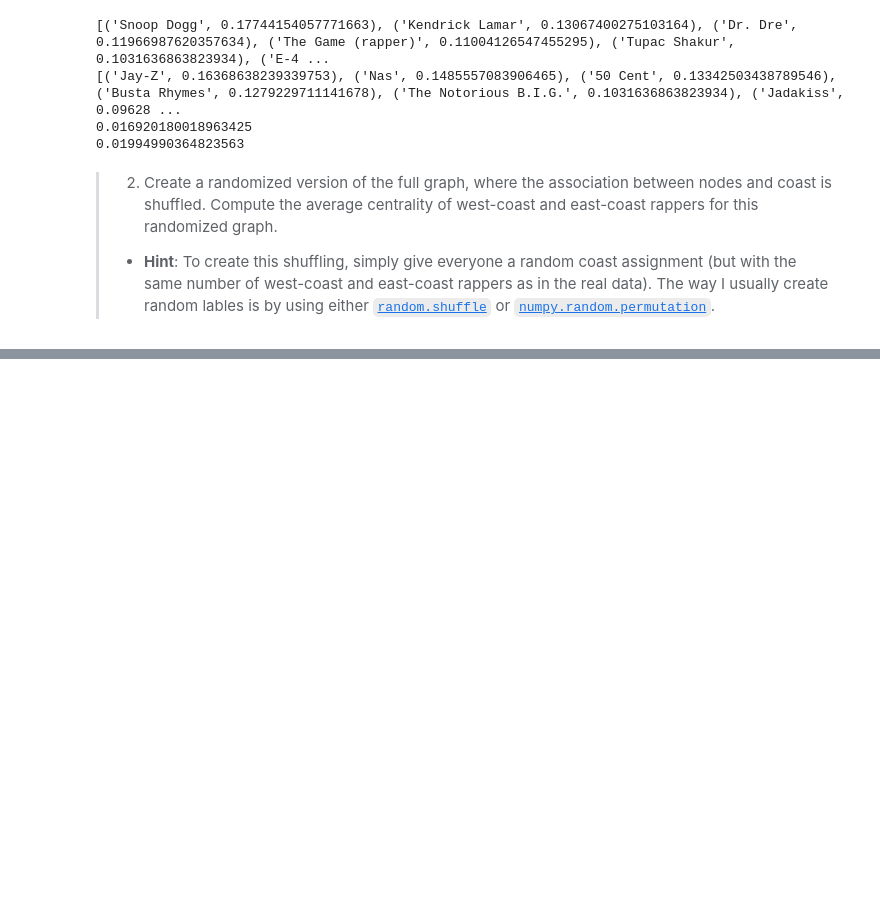
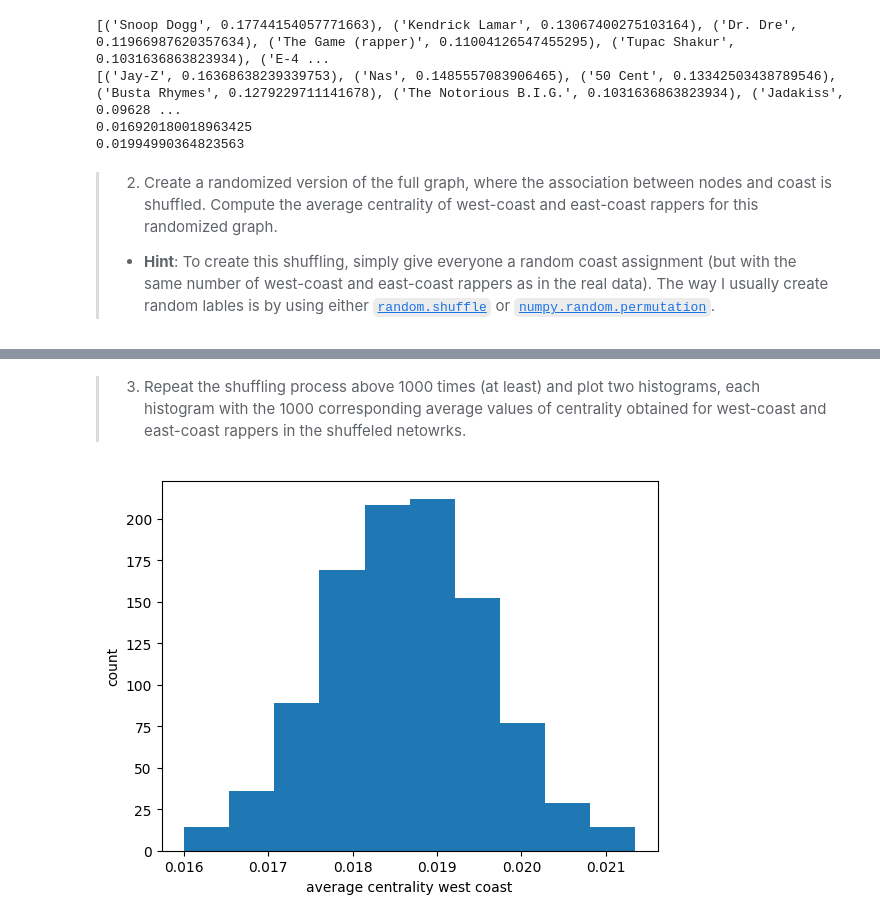
Before and after one commit to AnneKDesler/socialgraphs2023, a Jupyter notebook: Week05/Week5.ipynb, the cells around one changed output, grey strips where cells are left out. Drawn from its saved outputs; the diff is of its cells as text; code cells hidden in the pictures; blank space fills up the shorter version.

```diff
--- a/Week05/Week5.ipynb
+++ b/Week05/Week5.ipynb
@@ -774,3 +774,9 @@ print(avg_central_east)
 # %% [markdown]
 >2. Create a randomized version of the full graph, where the association between nodes and coast is shuffled. Compute the average centrality of west-coast and east-coast rappers for this randomized graph.
 >   * **Hint**: To create this shuffling, simply give everyone a random coast assignment (but with the same number of west-coast and east-coast rappers as in the real data). The way I usually create random lables is by using either [`random.shuffle`](https://docs.python.org/3/library/random.html#random.shuffle) or [`numpy.random.permutation`](https://docs.scipy.org/doc/numpy/reference/generated/numpy.random.permutation.html).
+# %%
+coasts = [un_di_G.nodes[node]['coast'] for node in un_di_G]
+G_shuffel = un_di_G.copy()
+np.random.shuffle(coasts)
+for i, node in enumerate(un_di_G.nodes()):
+    G_shuffel.nodes[node]['coast'] = coasts[i]
@@ -776,0 +827,42 @@ print(avg_central_east)
+# %% [markdown]
+>3. Repeat the shuffling process above 1000 times (at least) and plot two histograms, each histogram with the 1000 corresponding average values of centrality obtained for west-coast and east-coast rappers in the shuffeled netowrks.
+# %%
+avg_central_west = []
+avg_central_east = []
+
+for i in range(1000):
+    G_shuffel = un_di_G.copy()
+    np.random.shuffle(coasts)
+    for i, node in enumerate(un_di_G.nodes()):
+        G_shuffel.nodes[node]['coast'] = coasts[i]
+    G_west_shuffel = nx.DiGraph()
+    for node in G_shuffel.nodes():
+        if G_shuffel.nodes[node]['coast'] == 'West':
+            G_west_shuffel.add_node(node, coast='West', content_lenght=G_shuffel.nodes[node]['content_lenght'])
+
+    for edge in G_shuffel.edges():
+        if G_shuffel.nodes[edge[0]]['coast'] == 'West' and G_shuffel.nodes[edge[1]]['coast'] == 'West':
+            G_west_shuffel.add_edge(edge[0], edge[1])
+
+
+    #make graph with only east coast rappers from G_giant
+    G_east_shuffel = nx.DiGraph()
+    for node in G_shuffel.nodes():
+        if G_shuffel.nodes[node]['coast'] == 'East':
+            G_east_shuffel.add_node(node, coast='East', content_lenght=G_shuffel.nodes[node]['content_lenght'])
+
+    for edge in G_shuffel.edges():
+        if G_shuffel.nodes[edge[0]]['coast'] == 'East' and G_shuffel.nodes[edge[1]]['coast'] == 'East':
+            G_east_shuffel.add_edge(edge[0], edge[1])
+    centrality = nx.degree_centrality(G_shuffel)
+    centrality_west = [centrality[node] for node in G_west_shuffel]
+    centrality_east = [centrality[node] for node in G_east_shuffel]
+    avg_central_west.append(np.mean(centrality_west))
+    avg_central_east.append(np.mean(centrality_east))
+# %%
+plt.hist(avg_central_west)
+plt.xlabel('average centrality west coast')
+plt.ylabel('count')
+plt.show()
+# %% [output]
+[figure, added]
```
Also changed, not shown: parts of 6 cells of this notebook.
